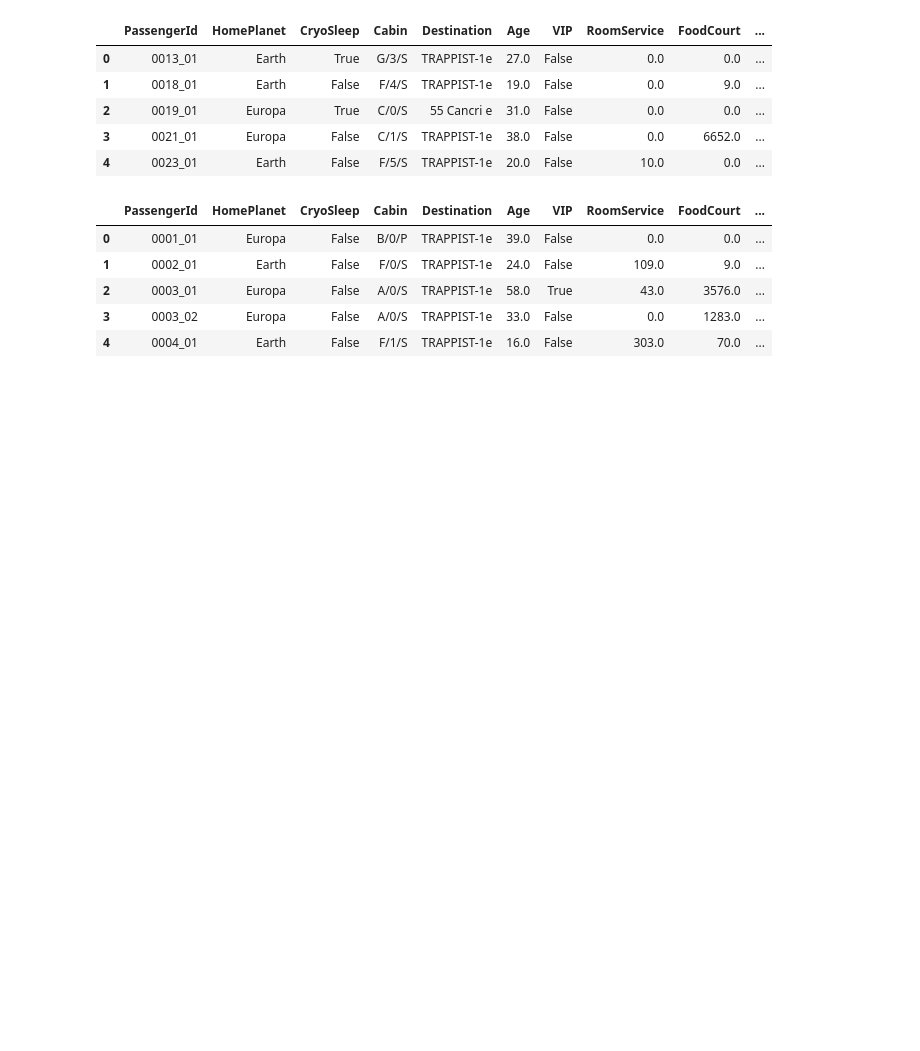
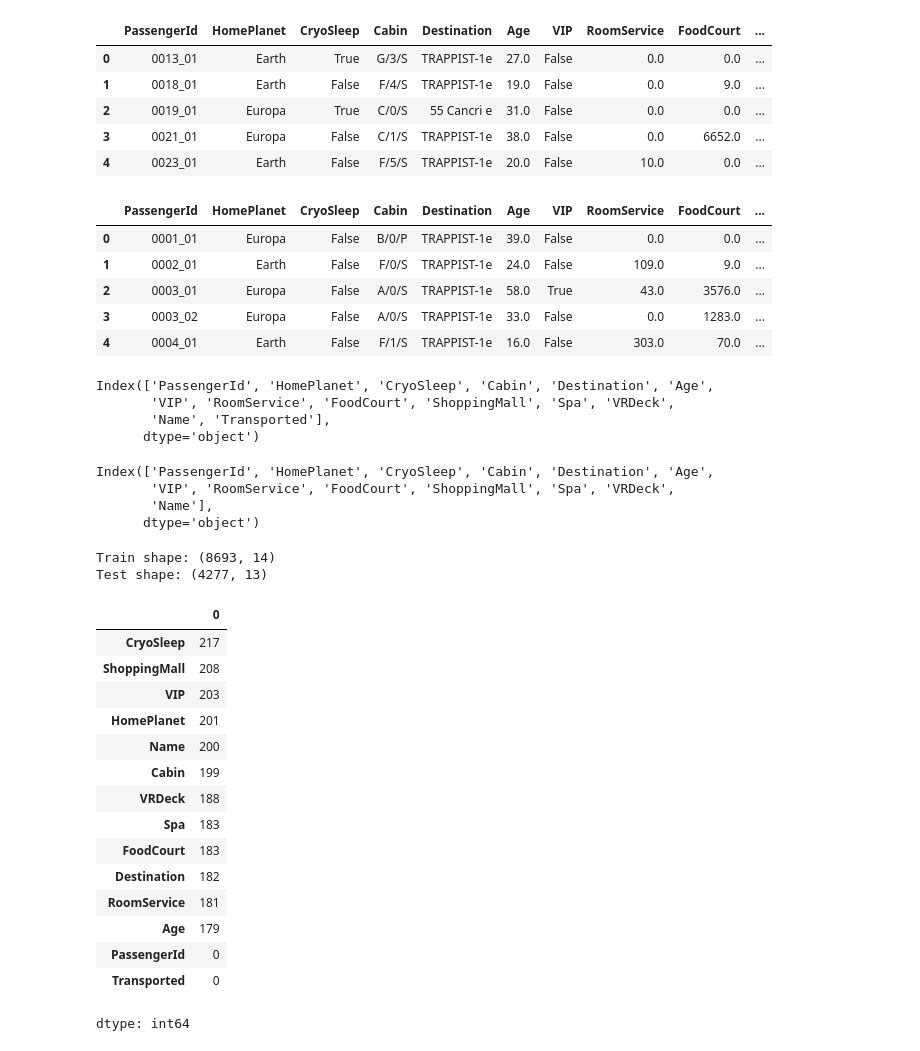
Before and after one commit to Kaggle-challange-group8/Titanic_space_ship_group_8, a Jupyter notebook: Kaggle_challange_group8.ipynb, the cells around one changed output. Saved outputs shown, nothing was run; the diff lists cells and outputs as text; code cells hidden in the pictures; blank space fills up the shorter version.

```diff
--- a/Kaggle_challange_group8.ipynb
+++ b/Kaggle_challange_group8.ipynb
@@ -23,15 +89,43 @@ train_df.head()
 | 2 | 0003_01 | Europa | False | A/0/S | TRAPPIST-1e | 58.0 | True | 43.0 | 3576.0 | ... |
 | 3 | 0003_02 | Europa | False | A/0/S | TRAPPIST-1e | 33.0 | False | 0.0 | 1283.0 | ... |
 | 4 | 0004_01 | Earth | False | F/1/S | TRAPPIST-1e | 16.0 | False | 303.0 | 70.0 | ... |
-# %%
-import pandas as pd
-import numpy as np
-from sklearn.model_selection import train_test_split
-from sklearn.preprocessing import LabelEncoder, StandardScaler
-import tensorflow as tf
-from tensorflow.keras.models import Sequential
-from tensorflow.keras.layers import Dense, Dropout, Conv1D, Flatten, BatchNormalization
-
-# Load data
-train_df = pd.read_csv('/content/train-3.csv')
-test_df = pd.read_csv('/content/test-3.csv')
+# %%
+train_df.columns
+# %% [output]
+Index(['PassengerId', 'HomePlanet', 'CryoSleep', 'Cabin', 'Destination', 'Age',
+       'VIP', 'RoomService', 'FoodCourt', 'ShoppingMall', 'Spa', 'VRDeck',
+       'Name', 'Transported'],
+      dtype='object')
+# %%
+test_df.columns
+# %% [output]
+Index(['PassengerId', 'HomePlanet', 'CryoSleep', 'Cabin', 'Destination', 'Age',
+       'VIP', 'RoomService', 'FoodCourt', 'ShoppingMall', 'Spa', 'VRDeck',
+       'Name'],
+      dtype='object')
+# %%
+# Check shapes
+print("Train shape:", train_df.shape)
+print("Test shape:", test_df.shape)
+
+# Check nulls
+train_df.isnull().sum().sort_values(ascending=False)
+# %% [output]
+Train shape: (8693, 14)
+Test shape: (4277, 13)
+|  | 0 |
+| CryoSleep | 217 |
+| ShoppingMall | 208 |
+| VIP | 203 |
+| HomePlanet | 201 |
+| Name | 200 |
+| Cabin | 199 |
+| VRDeck | 188 |
+| Spa | 183 |
+| FoodCourt | 183 |
+| Destination | 182 |
+| RoomService | 181 |
+| Age | 179 |
+| PassengerId | 0 |
+| Transported | 0 |
+dtype: int64
```
Also changed, not shown: parts of 9 cells of this notebook.
